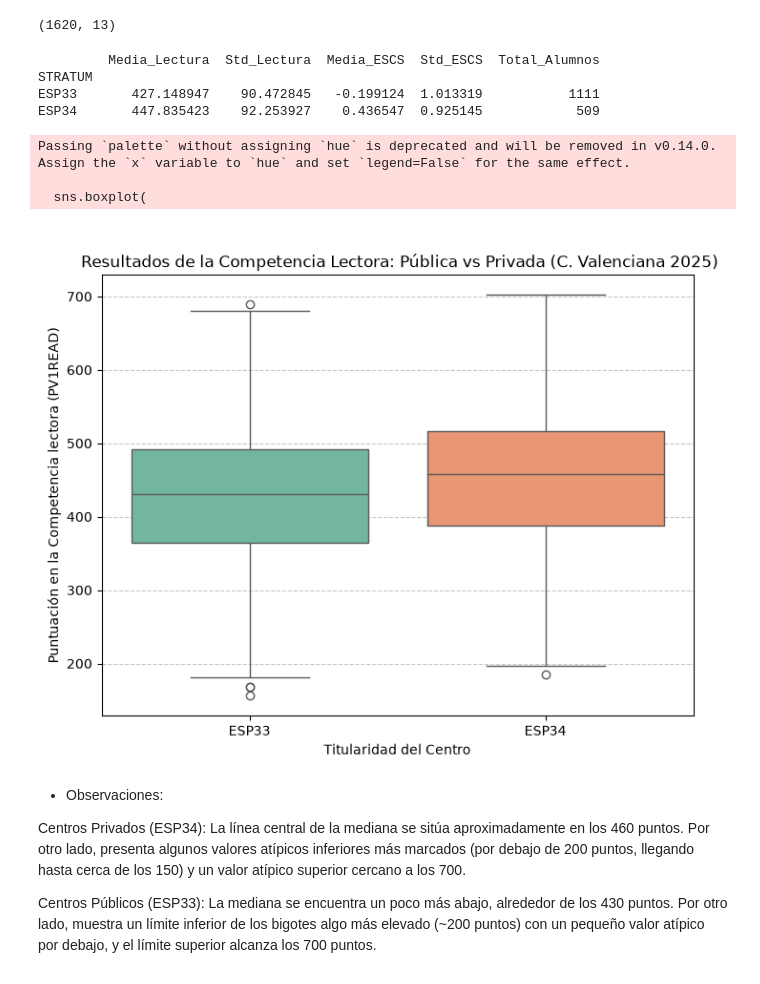
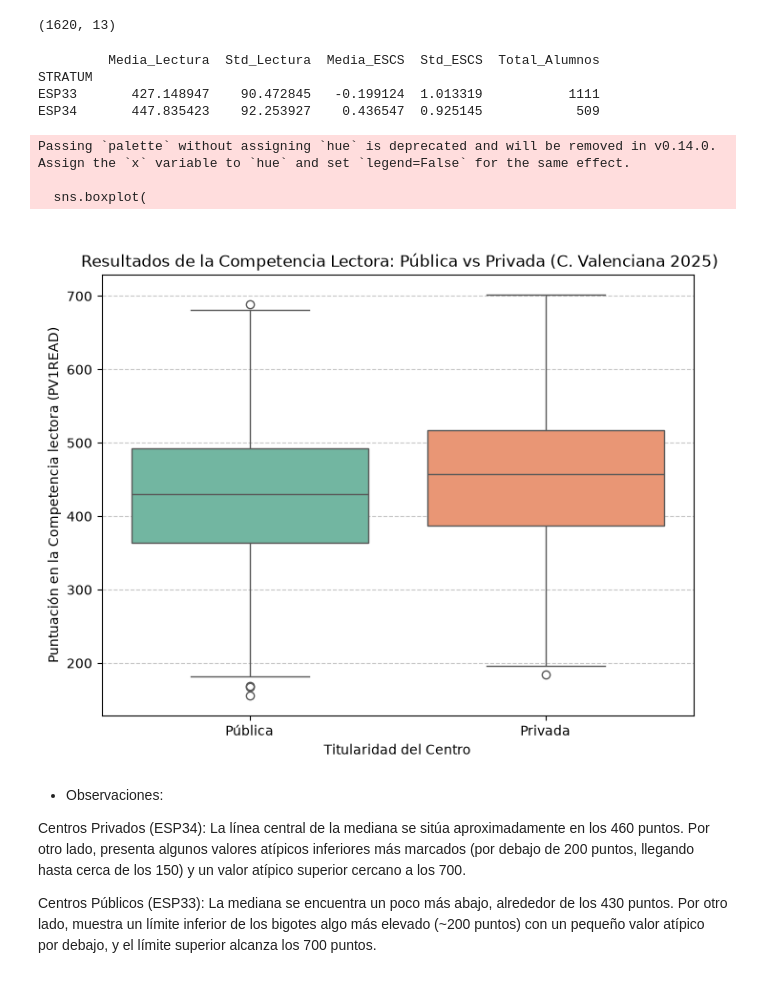
Before and after one commit to PaulitaLull/EDA_PAULA_LULL, a Jupyter notebook: PISA/estudio_portitularidad.ipynb, the cells around one changed output. Drawn from its saved outputs; the diff is of its cells as text; code cells hidden in the pictures.

```diff
--- a/PISA/estudio_portitularidad.ipynb
+++ b/PISA/estudio_portitularidad.ipynb
@@ -24,34 +24,35 @@ df_tit_estads=df_valencia_titularidad.groupby(df_valencia_titularidad["STRATUM"]
         Media_Lectura=('PV1READ', 'mean'),
         Std_Lectura=('PV1READ', 'std'),
         Media_ESCS=('ESCS', 'mean'),
         Std_ESCS=('ESCS', 'std'),
         Total_Alumnos=('PV1READ', 'count')
 )
 
 print(df_tit_estads)
 
 # 4. Visualización: Diagrama de caja (Boxplot) comparando Competencia Lectora por titularidad
 plt.figure(figsize=(8, 6))
 sns.boxplot(
     data=df_valencia_titularidad, x="STRATUM", y='PV1READ', palette='Set2'
 )
+plt.xticks(ticks=[0, 1], labels=["Pública", "Privada"])
 plt.title(
     '\n Resultados de la Competencia Lectora: Pública vs Privada (C. Valenciana 2025)'
 )
 plt.xlabel('Titularidad del Centro')
 plt.ylabel('Puntuación en la Competencia lectora (PV1READ)')
 plt.grid(axis='y', linestyle='--', alpha=0.7)
 plt.savefig("imgs/grafico_portitularidad.png", dpi=200, bbox_inches="tight")
 plt.show()
 # %% [output]
          Media_Lectura  Std_Lectura  Media_ESCS  Std_ESCS  Total_Alumnos
 STRATUM
 ESP33       427.148947    90.472845   -0.199124  1.013319           1111
 ESP34       447.835423    92.253927    0.436547  0.925145            509
 Passing `palette` without assigning `hue` is deprecated and will be removed in v0.14.0. Assign the `x` variable to `hue` and set `legend=False` for the same effect.
 
   sns.boxplot(
-[figure, old version]
+[figure, new version]
 # %% [markdown]
 - Observaciones:
 
```
Also changed, not shown: 9 other files.
